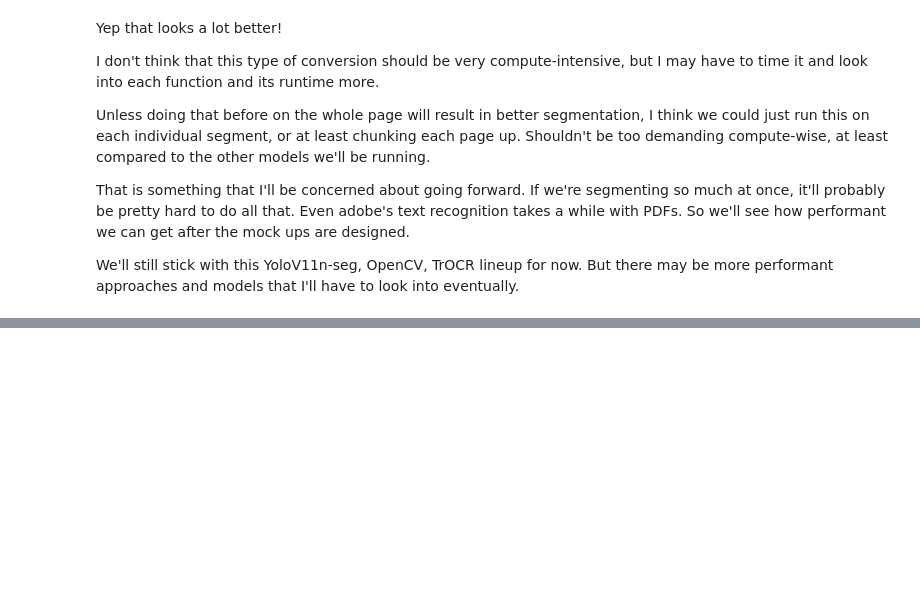
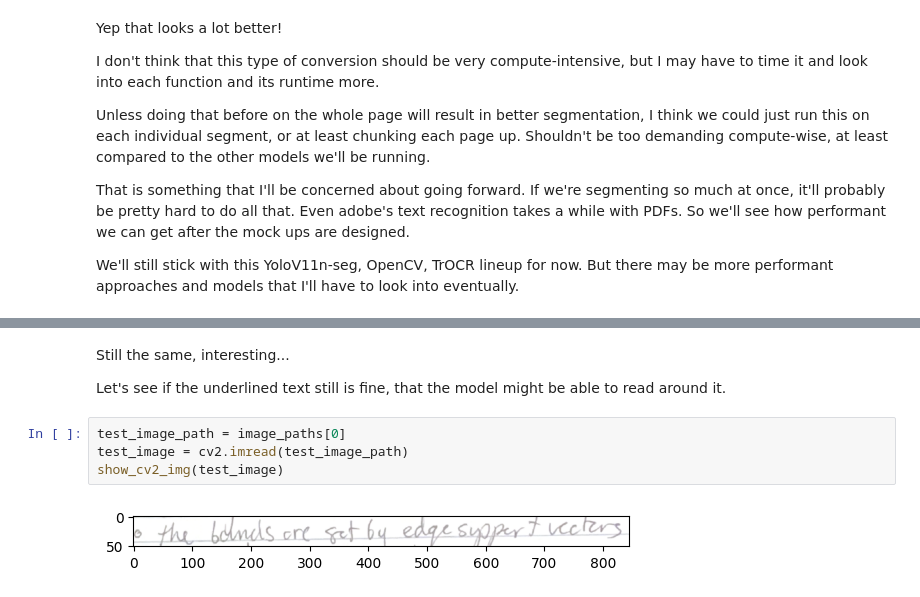
Before and after one commit to gjburke/note-transfer, a Jupyter notebook: development/text_detection.ipynb, the cells around one changed output, grey strips where cells are left out. Drawn from its saved outputs; the diff is of its cells as text; blank space fills up the shorter version.

```diff
--- a/development/text_detection.ipynb
+++ b/development/text_detection.ipynb
@@ -274,0 +348,10 @@ We'll still stick with this YoloV11n-seg, OpenCV, TrOCR lineup for now. But ther
+# %% [markdown]
+Still the same, interesting...
+
+Let's see if the underlined text still is fine, that the model might be able to read around it.
+# %%
+test_image_path = image_paths[0]
+test_image = cv2.imread(test_image_path)
+show_cv2_img(test_image)
+# %% [output]
+[figure, added]
```
Also changed, not shown: parts of 21 cells of this notebook.
